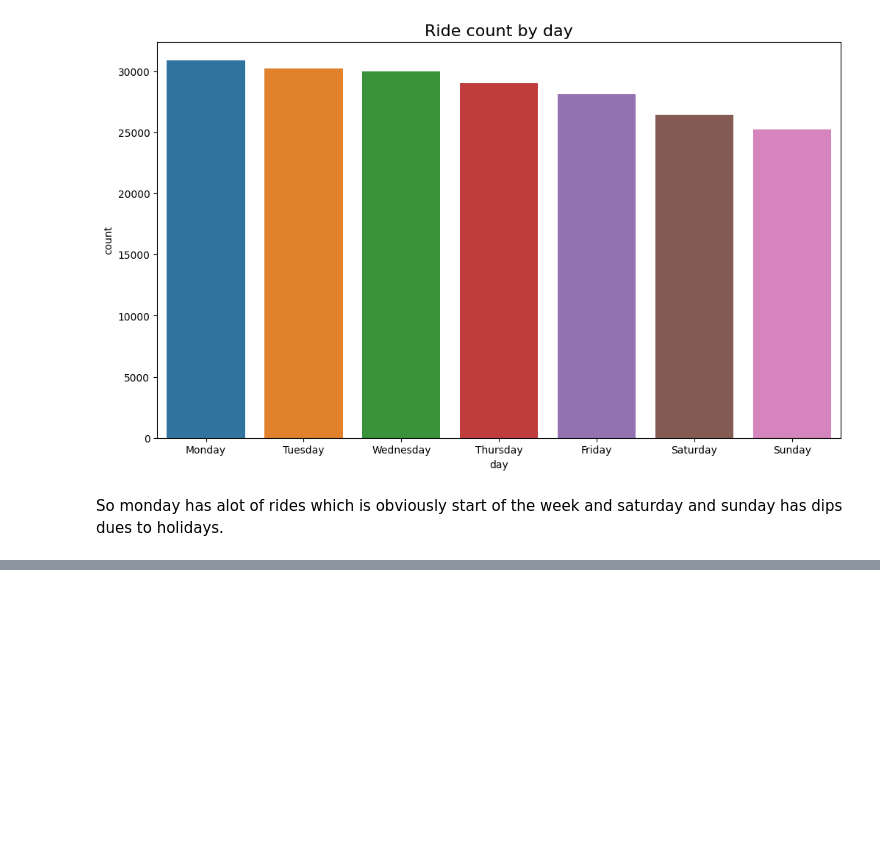
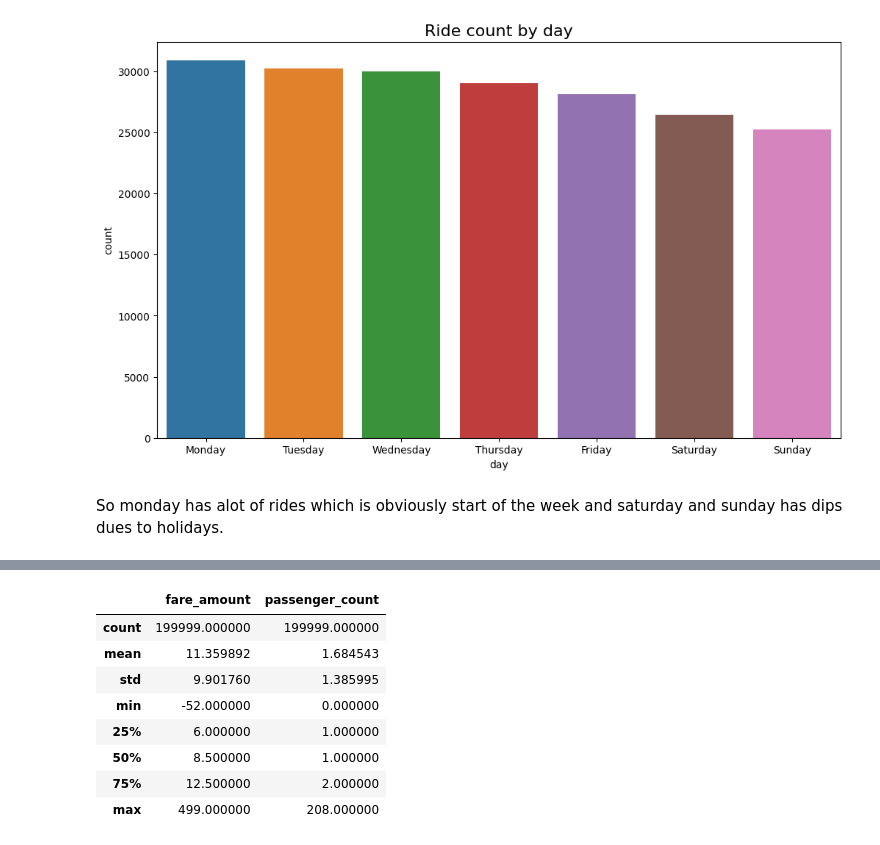
Before and after one commit to rashidulhaq-coding/data-analysis, a Jupyter notebook: uber-taxi-fares.ipynb, the cells around one changed output, grey strips where cells are left out. Cells and saved outputs as stored; diff of their text form; code cells hidden in the pictures; blank space fills up the shorter version.

```diff
--- a/uber-taxi-fares.ipynb
+++ b/uber-taxi-fares.ipynb
@@ -358,0 +409,12 @@ So monday has alot of rides which is obviously start of the week and saturday an
+# %%
+df.describe()[['fare_amount','passenger_count']]
+# %% [output]
+|  | fare_amount | passenger_count |
+| count | 199999.000000 | 199999.000000 |
+| mean | 11.359892 | 1.684543 |
+| std | 9.901760 | 1.385995 |
+| min | -52.000000 | 0.000000 |
+| 25% | 6.000000 | 1.000000 |
+| 50% | 8.500000 | 1.000000 |
+| 75% | 12.500000 | 2.000000 |
+| max | 499.000000 | 208.000000 |
```
Also changed, not shown: parts of 29 cells of this notebook.
